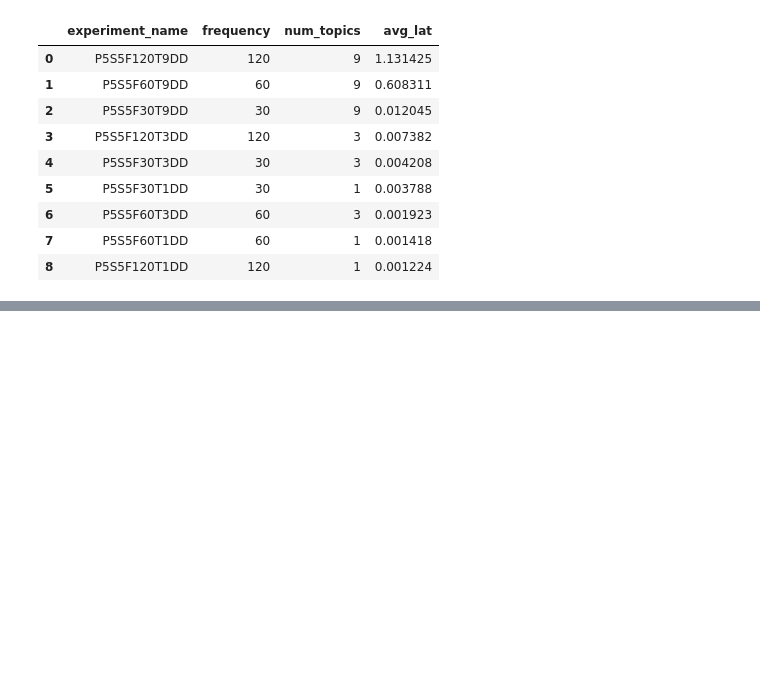
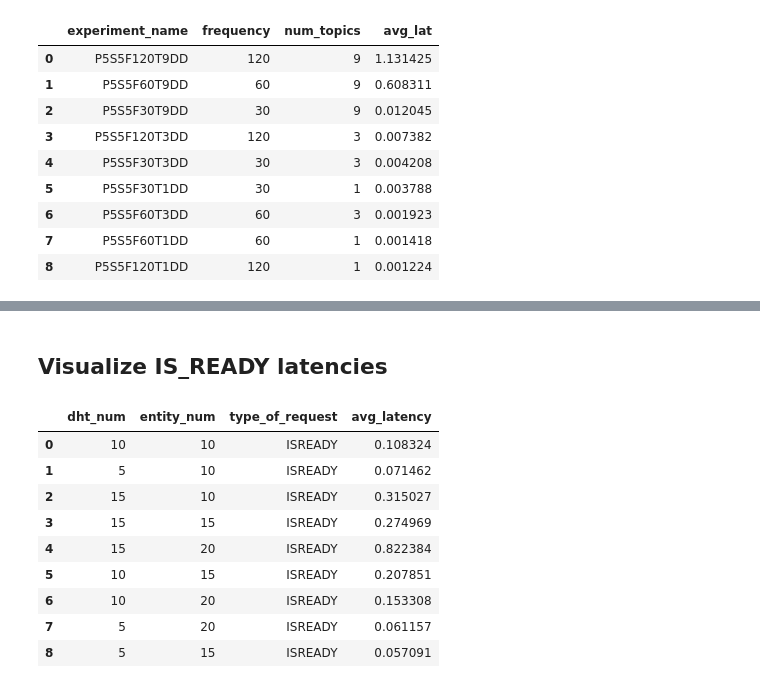
Before and after one commit to i1uxaermakov/distributed_hw, a Jupyter notebook: Latency_Statistics_Visualization.ipynb, the cells around one changed output, grey strips where cells are left out. Drawn from its saved outputs; the diff is of its cells as text; code cells hidden in the pictures; blank space fills up the shorter version.

```diff
--- a/Latency_Statistics_Visualization.ipynb
+++ b/Latency_Statistics_Visualization.ipynb
@@ -354,0 +450,22 @@ plt.show()
+# %% [markdown]
+## Visualize IS_READY latencies
+# %%
+query = '''
+select dht_num, pub_num+sub_num as entity_num, type_of_request, avg(latency_sec) as avg_latency
+from dht_latencies
+group by entity_num, dht_num, type_of_request
+HAVING type_of_request="ISREADY"
+'''
+latency_data = pd.read_sql(query, con=connection)
+latency_data
+# %% [output]
+|  | dht_num | entity_num | type_of_request | avg_latency |
+| 0 | 10 | 10 | ISREADY | 0.108324 |
+| 1 | 5 | 10 | ISREADY | 0.071462 |
+| 2 | 15 | 10 | ISREADY | 0.315027 |
+| 3 | 15 | 15 | ISREADY | 0.274969 |
+| 4 | 15 | 20 | ISREADY | 0.822384 |
+| 5 | 10 | 15 | ISREADY | 0.207851 |
+| 6 | 10 | 20 | ISREADY | 0.153308 |
+| 7 | 5 | 20 | ISREADY | 0.061157 |
+| 8 | 5 | 15 | ISREADY | 0.057091 |
```
Also changed, not shown: parts of 9 cells of this notebook, 40 other files.
